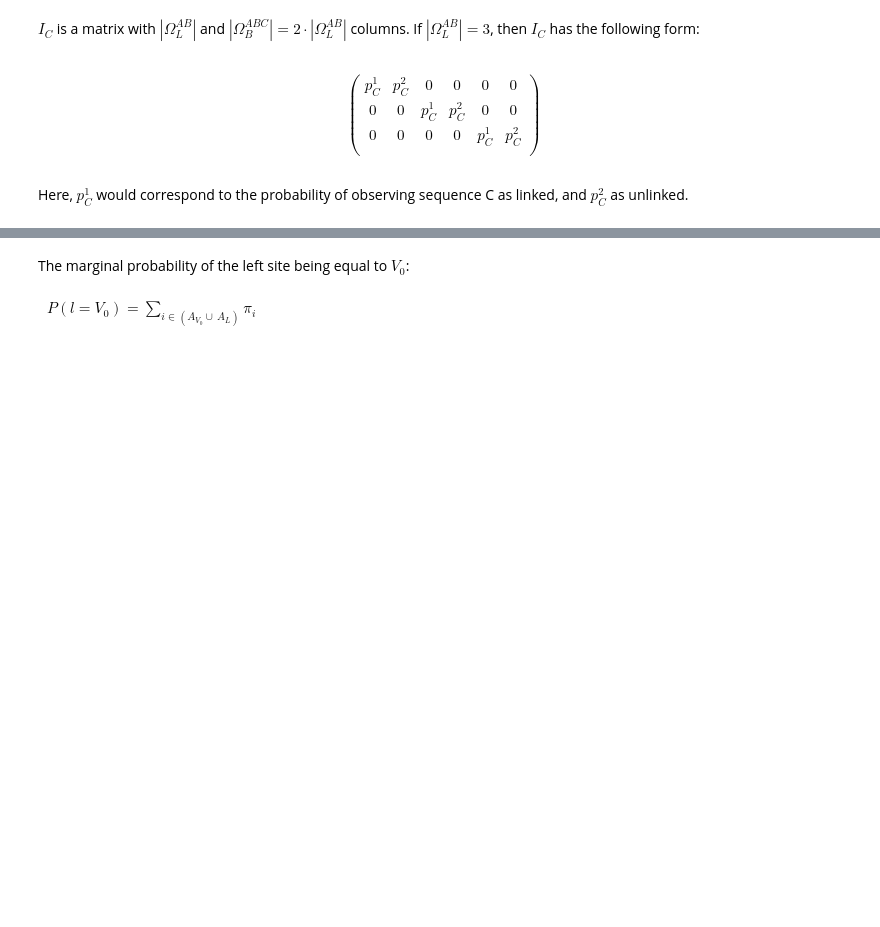
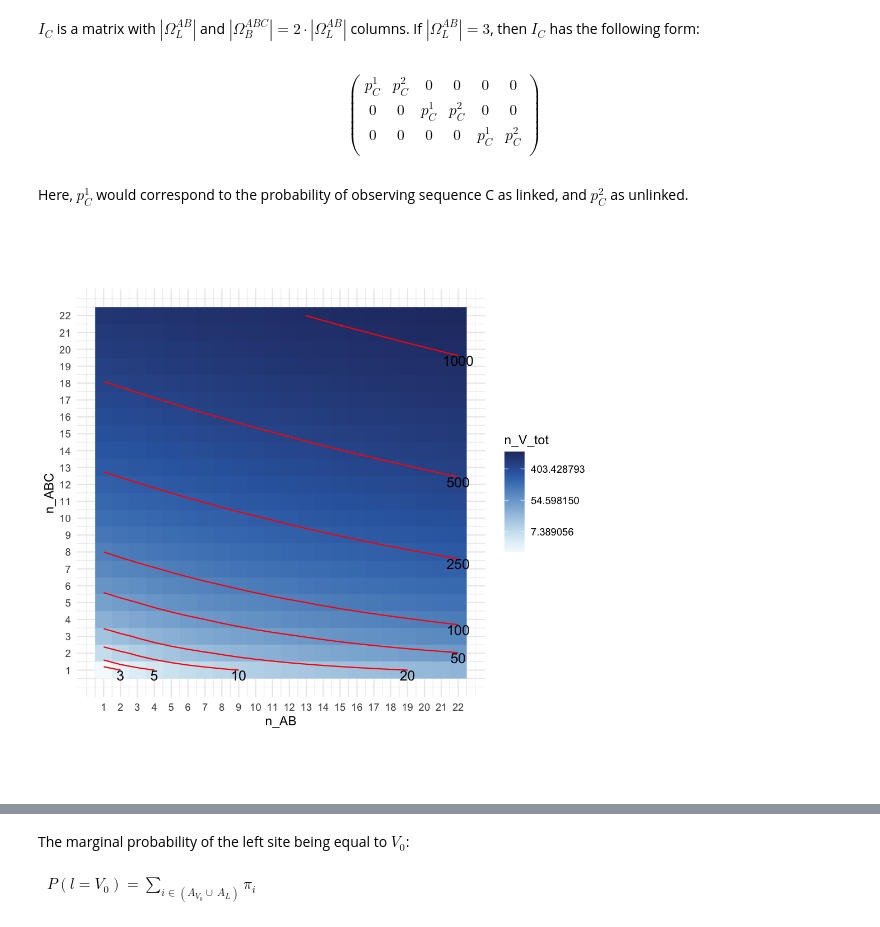
Before and after one commit to rivasiker/phasetype, a Jupyter notebook: scripts/04_ILS/ILS_3.ipynb, the cells around one changed output, grey strips where cells are left out. Cells and saved outputs as stored; diff of their text form; code cells hidden in the pictures; blank space fills up the shorter version.

```diff
--- a/scripts/04_ILS/ILS_3.ipynb
+++ b/scripts/04_ILS/ILS_3.ipynb
@@ -477,0 +519,6 @@ array([0.22336798, 0.15995634, 0.01612736, 0.14469565, 0.14469565,
+# %%
+def get_pi_ABC(pi_AB, trans_mat, omegas, times):
+    pi_ABC = pi_AB @ expm(trans_mat*times[0])[:,omegas[0]]
+    for i in range(1, len(omegas)):
+        pi_ABC = pi_ABC @ expm(trans_mat*times[i])[omegas[i-1]][:,omegas[i]]
+    return np.array([pi_ABC[omegas[len(omegas)-1].index(j)] if j in omegas[len(omegas)-1] else 0 for j in range(9)])
@@ -477,0 +580,3 @@ array([0.22336798, 0.15995634, 0.01612736, 0.14469565, 0.14469565,
+# %%
+tab = np.zeros((n_states_AB*n_states_AB+n_states_AB*2+1, 9))
+acc = 0
@@ -477,0 +600,9 @@ array([0.22336798, 0.15995634, 0.01612736, 0.14469565, 0.14469565,
+# %%
+for L in range(len(cut_AB)-1):
+    times = [cut_AB[L]-cut_AB[0],cut_AB[L+1]-cut_AB[L],cut_AB[-1]-cut_AB[L+1]]
+    tab[acc] = (get_pi_ABC(pi_12, trans_mat_12, [omega_B, omega_L, omega_L], times))
+    acc += 1
+for R in range(len(cut_AB)-1):
+    times = [cut_AB[R]-cut_AB[0],cut_AB[R+1]-cut_AB[R],cut_AB[-1]-cut_AB[R+1]]
+    tab[acc] = (get_pi_ABC(pi_12, trans_mat_12, [omega_B, omega_R, omega_R], times))
+    acc += 1
@@ -632,3 +870,39 @@ p_C^1 & p_C^2 & 0 & 0 & 0 & 0\\
 \end{pmatrix}
 # %% [markdown]
 Here, $p_C^1$ would correspond to the probability of observing sequence C as linked, and $p_C^2$ as unlinked.
+# %%
+%%R -w 1000 -h 1000 -r 150
+
+library(tidyverse)
+library(directlabels)
+
+vec_n_AB = 1:22
+vec_n_ABC = vec_n_AB
+
+tab_plt <- expand.grid(vec_n_AB, vec_n_ABC) %>%
+    transmute(
+        n_AB = Var1,
+        n_ABC = Var2,
+        n_V0 = n_AB*n_ABC,
+        n_VM = n_ABC,
+        n_V1_V2_V3 = 3*choose(n_ABC, 2),
+        n_V_tot = n_V0+n_VM+n_V1_V2_V3
+    )
+
+
+brks = c(3, 5, 10, 20, 50, 100, 250, 500, 1000)
+tab_plt %>%
+    ggplot() +
+    geom_raster(aes(n_AB, n_ABC, fill = n_V_tot)) +
+    geom_contour(aes(n_AB, n_ABC, z = n_V_tot),
+                 breaks = brks, color = 'red') +
+    geom_dl(aes(n_AB, n_ABC, z = n_V_tot, label=..level..),
+            method="bottom.pieces", color = 'black',
+             stat="contour", breaks = brks) +
+    theme_minimal() +
+    scale_y_continuous(breaks = vec_n_AB) +
+    scale_x_continuous(breaks = vec_n_ABC) +
+    coord_fixed() +
+    colorspace::scale_fill_continuous_sequential(palette="Blues", trans = 'log')
+# %% [output]
+[figure, added]
```
Also changed, not shown: parts of 29 cells of this notebook, 7 other files.
